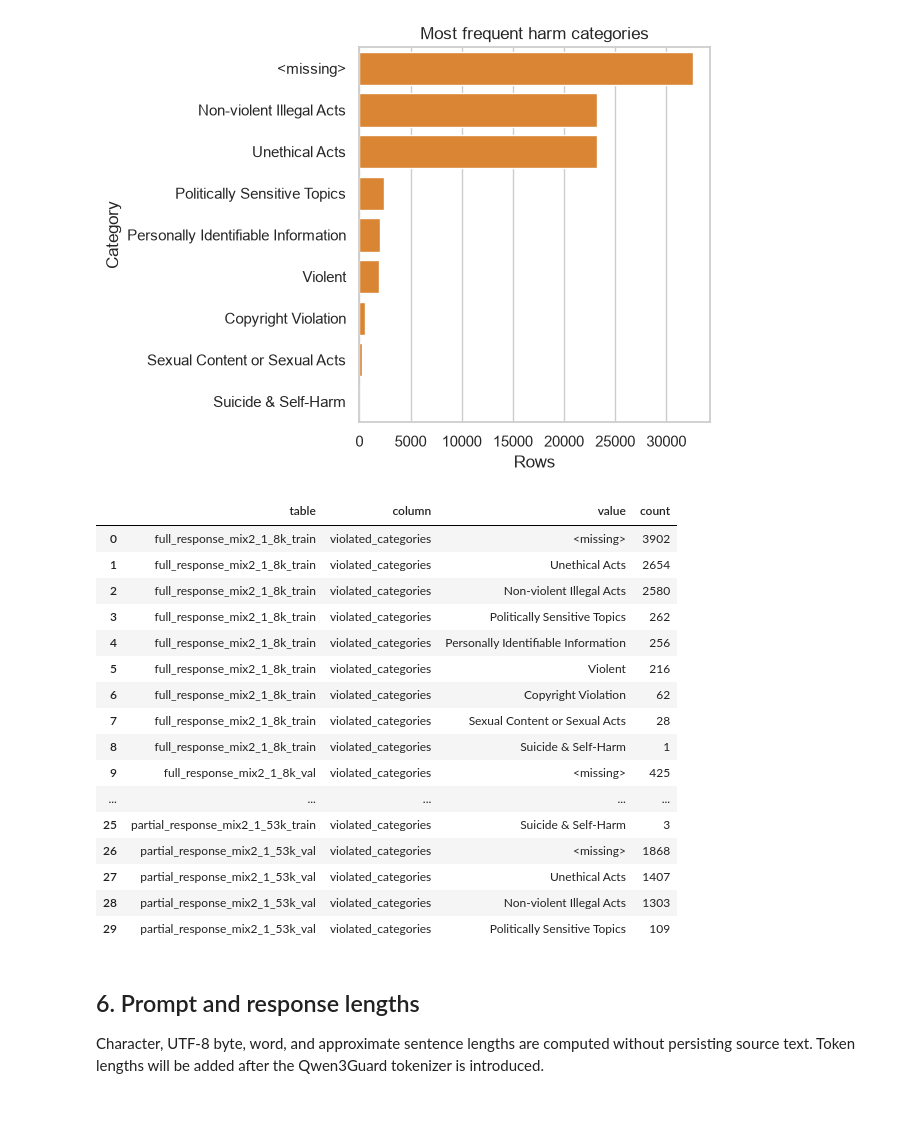
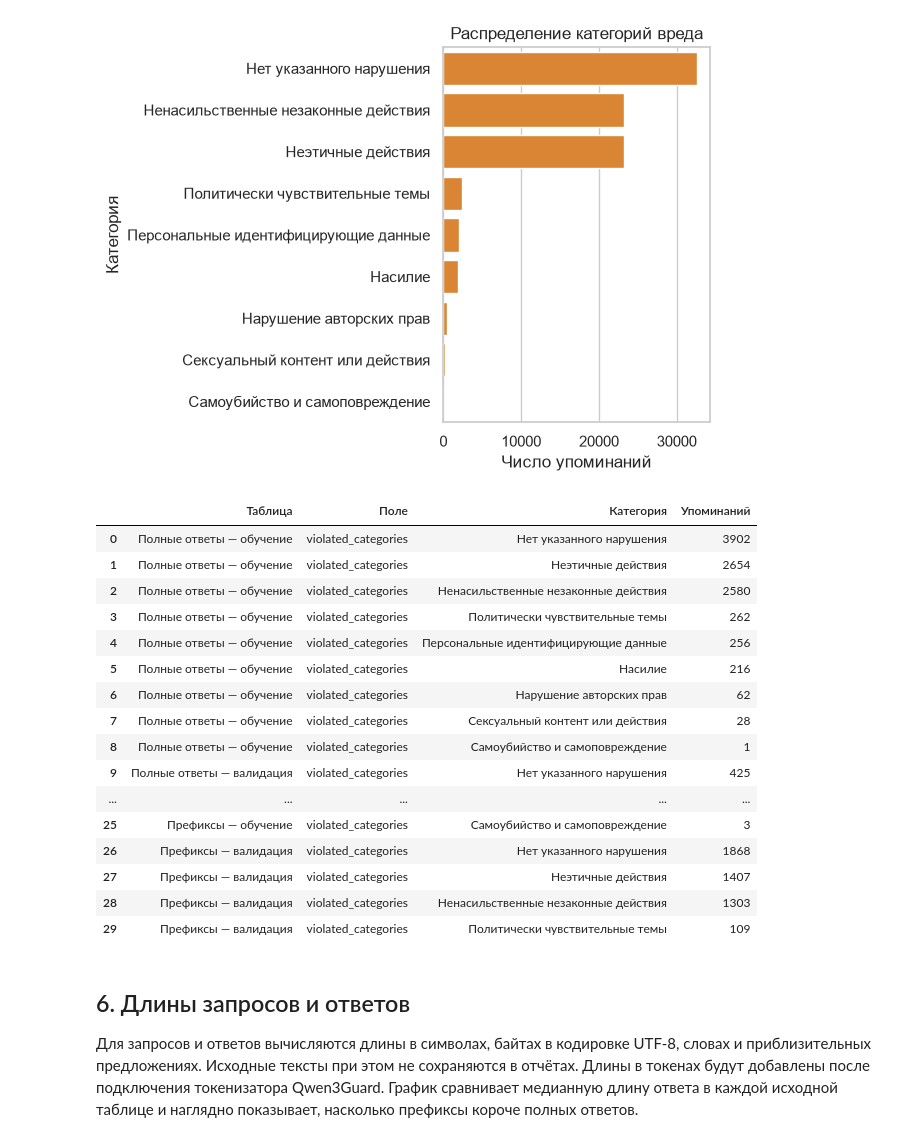
Before and after one commit to ZinewVova/Streaming-Guardrails, a Jupyter notebook: notebooks/01_streamsafe_eda.ipynb, the cells around one changed output. Cells and saved outputs as stored; diff of their text form; code cells hidden in the pictures; blank space fills up the shorter version.

```diff
--- a/notebooks/01_streamsafe_eda.ipynb
+++ b/notebooks/01_streamsafe_eda.ipynb
@@ -107,10 +182,16 @@ labels = all_label_fields[all_label_fields['column'].isin(['answer', 'label'])].
 labels.to_csv(tables_dir / 'label_distribution.csv', index=False)
 if not labels.empty:
     plot_data = labels.groupby('value', as_index=False)['count'].sum().nlargest(20, 'count')
-    ax = sns.barplot(data=plot_data, x='count', y='value', color='#4C78A8')
-    ax.set(title='Most frequent safety-label values', xlabel='Rows', ylabel='Label')
+    plot_data['label_ru'] = plot_data['value'].map(LABEL_NAMES_RU)
+    ax = sns.barplot(data=plot_data, x='count', y='label_ru', color='#4C78A8')
+    ax.set(title='Распределение меток безопасности', xlabel='Число строк', ylabel='Метка')
     plt.tight_layout()
     plt.savefig(figures_dir / 'label_distribution.png', dpi=160, bbox_inches='tight')
     plt.show()
-labels.head(30)
+label_display = labels.copy()
+label_display['table'] = label_display['table'].map(TABLE_NAMES_RU)
+label_display['value'] = label_display['value'].map(LABEL_NAMES_RU)
+label_display.rename(columns={
+    'table': 'Таблица', 'column': 'Поле', 'value': 'Метка', 'count': 'Строк'
+}).head(30)
 # %% [output]
@@ -135,37 +229,43 @@ labels.head(30)
 # %%
 categories = distribution_for_role(tables, 'category')
 categories.to_csv(tables_dir / 'harm_category_distribution.csv', index=False)
 if not categories.empty:
     plot_data = categories.groupby('value', as_index=False)['count'].sum().nlargest(20, 'count')
-    ax = sns.barplot(data=plot_data, x='count', y='value', color='#F58518')
-    ax.set(title='Most frequent harm categories', xlabel='Rows', ylabel='Category')
+    plot_data['category_ru'] = plot_data['value'].map(CATEGORY_NAMES_RU)
+    ax = sns.barplot(data=plot_data, x='count', y='category_ru', color='#F58518')
+    ax.set(title='Распределение категорий вреда', xlabel='Число упоминаний', ylabel='Категория')
     plt.tight_layout()
     plt.savefig(figures_dir / 'harm_category_distribution.png', dpi=160, bbox_inches='tight')
     plt.show()
-categories.head(30)
+category_display = categories.copy()
+category_display['table'] = category_display['table'].map(TABLE_NAMES_RU)
+category_display['value'] = category_display['value'].map(CATEGORY_NAMES_RU)
+category_display.rename(columns={
+    'table': 'Таблица', 'column': 'Поле', 'value': 'Категория', 'count': 'Упоминаний'
+}).head(30)
 # %% [output]
-[figure, old version]
+[figure, new version]
-|  | table | column | value | count |
-| 0 | full_response_mix2_1_8k_train | violated_categories | <missing> | 3902 |
-| 1 | full_response_mix2_1_8k_train | violated_categories | Unethical Acts | 2654 |
-| 2 | full_response_mix2_1_8k_train | violated_categories | Non-violent Illegal Acts | 2580 |
-| 3 | full_response_mix2_1_8k_train | violated_categories | Politically Sensitive Topics | 262 |
-| 4 | full_response_mix2_1_8k_train | violated_categories | Personally Identifiable Information | 256 |
-| 5 | full_response_mix2_1_8k_train | violated_categories | Violent | 216 |
-| 6 | full_response_mix2_1_8k_train | violated_categories | Copyright Violation | 62 |
-| 7 | full_response_mix2_1_8k_train | violated_categories | Sexual Content or Sexual Acts | 28 |
-| 8 | full_response_mix2_1_8k_train | violated_categories | Suicide & Self-Harm | 1 |
-| 9 | full_response_mix2_1_8k_val | violated_categories | <missing> | 425 |
+|  | Таблица | Поле | Категория | Упоминаний |
+| 0 | Полные ответы — обучение | violated_categories | Нет указанного нарушения | 3902 |
+| 1 | Полные ответы — обучение | violated_categories | Неэтичные действия | 2654 |
+| 2 | Полные ответы — обучение | violated_categories | Ненасильственные незаконные действия | 2580 |
+| 3 | Полные ответы — обучение | violated_categories | Политически чувствительные темы | 262 |
+| 4 | Полные ответы — обучение | violated_categories | Персональные идентифицирующие данные | 256 |
+| 5 | Полные ответы — обучение | violated_categories | Насилие | 216 |
+| 6 | Полные ответы — обучение | violated_categories | Нарушение авторских прав | 62 |
+| 7 | Полные ответы — обучение | violated_categories | Сексуальный контент или действия | 28 |
+| 8 | Полные ответы — обучение | violated_categories | Самоубийство и самоповреждение | 1 |
+| 9 | Полные ответы — валидация | violated_categories | Нет указанного нарушения | 425 |
 | ... | ... | ... | ... | ... |
-| 25 | partial_response_mix2_1_53k_train | violated_categories | Suicide & Self-Harm | 3 |
-| 26 | partial_response_mix2_1_53k_val | violated_categories | <missing> | 1868 |
-| 27 | partial_response_mix2_1_53k_val | violated_categories | Unethical Acts | 1407 |
-| 28 | partial_response_mix2_1_53k_val | violated_categories | Non-violent Illegal Acts | 1303 |
-| 29 | partial_response_mix2_1_53k_val | violated_categories | Politically Sensitive Topics | 109 |
+| 25 | Префиксы — обучение | violated_categories | Самоубийство и самоповреждение | 3 |
+| 26 | Префиксы — валидация | violated_categories | Нет указанного нарушения | 1868 |
+| 27 | Префиксы — валидация | violated_categories | Неэтичные действия | 1407 |
+| 28 | Префиксы — валидация | violated_categories | Ненасильственные незаконные действия | 1303 |
+| 29 | Префиксы — валидация | violated_categories | Политически чувствительные темы | 109 |
 # %% [markdown]
-## 6. Prompt and response lengths
+## 6. Длины запросов и ответов
 
-Character, UTF-8 byte, word, and approximate sentence lengths are computed without persisting source text. Token lengths will be added after the Qwen3Guard tokenizer is introduced.
+Для запросов и ответов вычисляются длины в символах, байтах в кодировке UTF-8, словах и приблизительных предложениях. Исходные тексты при этом не сохраняются в отчётах. Длины в токенах будут добавлены после подключения токенизатора Qwen3Guard. График сравнивает медианную длину ответа в каждой исходной таблице и наглядно показывает, насколько префиксы короче полных ответов.
 # %%
 lengths = length_statistics(tables)
 lengths.to_csv(tables_dir / 'length_statistics.csv', index=False)
```
Also changed, not shown: parts of 18 cells of this notebook, 10 other files.
